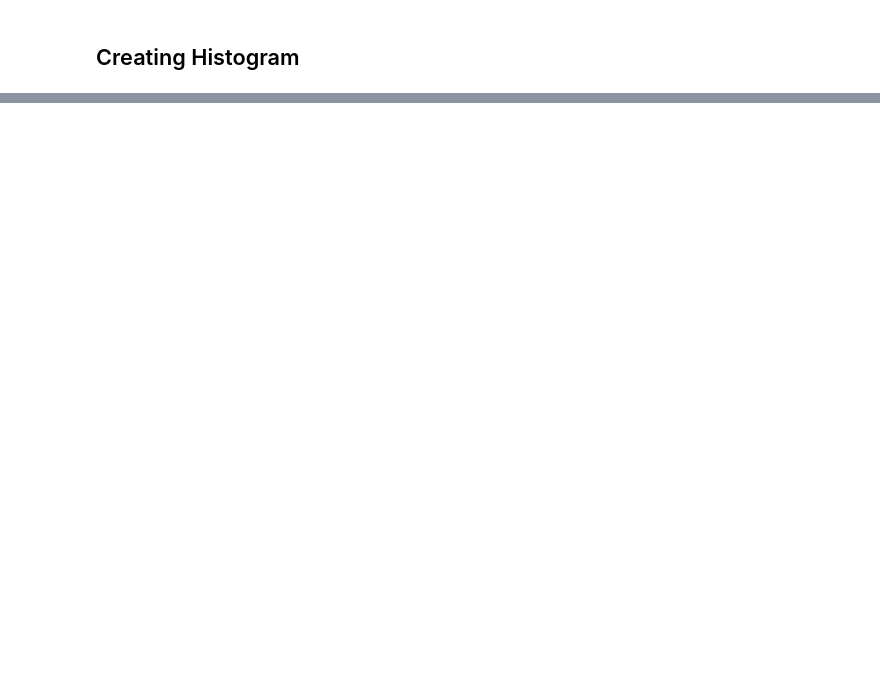
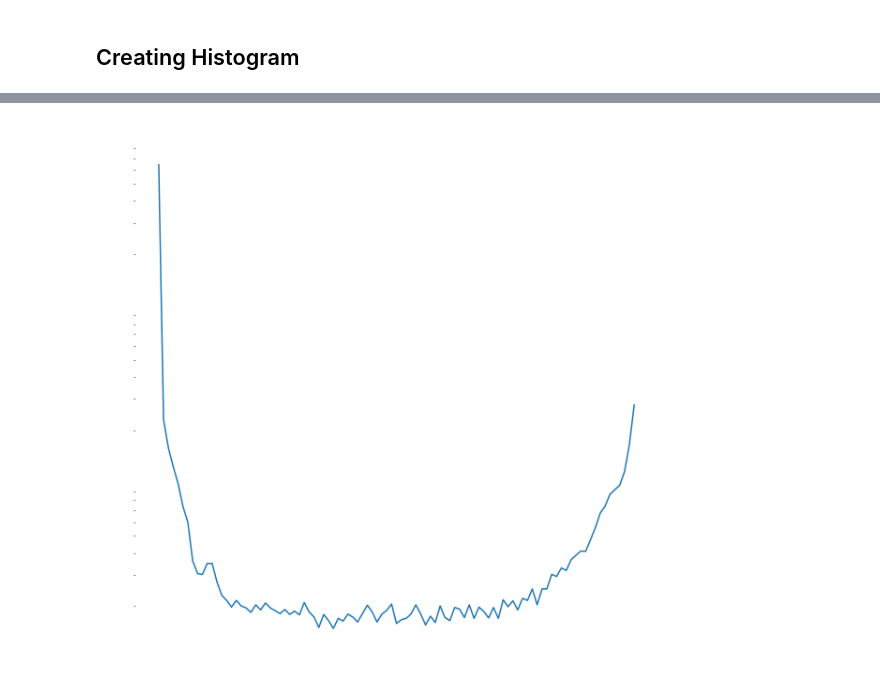
Before and after one commit to tommychinwj/HI_characterization, a Jupyter notebook: cube_HI_characterization.ipynb, the cells around one changed output, grey strips where cells are left out. Cells and saved outputs as stored; diff of their text form; code cells hidden in the pictures; blank space fills up the shorter version.

Commit message:
Histogram() creates arbitrary shapes, y log scale, corrected cube volume = (2r_c+1)^3, made more distributions.

```diff
--- a/cube_HI_characterization.ipynb
+++ b/cube_HI_characterization.ipynb
@@ -137,7 +135,7 @@ def top_hat_cube_average(input_box):
 # %% [markdown]
 ## Sphere Blurring Function
 # %%
-def Average_Neutral_Fraction_Distribution(box, radius, iteration, shell_num=4, sigma_factor=4*1.4370396997748922, blur_shape=None):
+def Average_Neutral_Fraction_Distribution(box, radius, iteration, shell_num=6, sigma_factor=3*1.4370396997748922, blur_shape=None):
 
     box = box.copy()  # make copy of input box to have a separate box
 
@@ -161,7 +159,7 @@ def Average_Neutral_Fraction_Distribution(box, radius, iteration, shell_num=4, s
             mean_data = np.append(mean_data, mean)
 
     elif blur_shape == 'top_hat_cube':
-        radius = round(radius*((4*np.pi/3)**(1/3))/1.4370396997748922/3/2.5)  # ratio determiend by equating the volumes of cube & sphere
+        radius = round((radius*((4*np.pi/3)**(1/3))/1.4370396997748922/3-1)/2)  # ratio determiend by equating the volumes of cube & sphere
         for i in range(iteration):
             rand_coord = random_voxel(len(box))
             cube_region_box = cube_centered_about_coordinate(rand_coord, radius, box)
@@ -180,29 +178,30 @@ def Average_Neutral_Fraction_Distribution(box, radius, iteration, shell_num=4, s
 # %% [markdown]
 ## Histogram Function
 # %%
-def histogram(fs, title, x_start=0, x_stop=1, bin_num=100, color='white', figure_size=(18,7), font_size=15):  # a: x start, b: x stop
+def histogram(fs, title, figure_shape, x_start=0, x_stop=1, bin_num=100, color='white', figure_size=(18,7), font_size=15, horizontal_gap=0.05, vertical_gap=0.05):  # a: x start, b: x stop
     bin_edges = np.linspace(x_start, x_stop, bin_num) # 100 bins from 0-1
     bin_centers = 0.5 * (bin_edges[1:] + bin_edges[:-1])
-    if len(np.shape(fs)) == 1:
+    if len(fs) > 10:  # assuming that iterations will be at least 10, and not plotting more than 9 plots at once, quick fix, need more robust condtion.
         fig, ax = plt.subplots(figsize=figure_size)
         ax.plot(bin_centers, np.histogram(fs, bins=bin_edges)[0])
         ax.set_title(title, color=color, fontsize=font_size)
         ax.tick_params(color=color, labelcolor=color, labelsize=font_size)  # figure color
+        ax.set_yscale('log')
         for spine in ax.spines.values():
             spine.set_edgecolor(color)
     else:
-        fig, axes = plt.subplots(1, len(fs), figsize=figure_size, sharex=True, sharey=True, gridspec_kw={"hspace":0.05, 'wspace': 0.05})
+        fig, axes = plt.subplots(figure_shape[0], figure_shape[1], figsize=figure_size, sharex=True, sharey=True, gridspec_kw={"hspace":vertical_gap, 'wspace':horizontal_gap})
         for i, f in enumerate(fs):
-            axes[i].plot(bin_centers, np.histogram(f, bins=bin_edges)[0])
-            axes[i].set_title(title[i], color=color, fontsize=font_size)
-            axes[i].tick_params(color=color, labelcolor=color, labelsize=font_size)  # figure color
-            for spine in axes[i].spines.values():
+            axes.flatten()[i].plot(bin_centers, np.histogram(f, bins=bin_edges)[0])
+            axes.flatten()[i].set_title(title[i], color=color, fontsize=font_size)
+            axes.flatten()[i].tick_params(color=color, labelcolor=color, labelsize=font_size)  # figure color
+            axes.flatten()[i].set_yscale('log')
+            for spine in axes.flatten()[i].spines.values():
                 spine.set_edgecolor(color)
 # %% [markdown]
 ## Creating Ionize box
 # %%
-z = 6.5
-ionized = p21c.ionize_box(redshift=z, init_boxes=init_cond).xH_box
+ionized = p21c.ionize_box(redshift=6.5, init_boxes=init_cond).xH_box
 # %% [markdown]
 ## Creating Noise Box
 # %%
@@ -224,0 +262,7 @@ KeyboardInterrupt:
+# %%
+gaussian10 = Average_Neutral_Fraction_Distribution(
+    box=ionized,
+    radius=10,
+    iteration=10**5,
+    blur_shape='Gaussian_sphere'
+)
@@ -228,0 +282,4 @@ histogram(gaussian, title='Ionized: r=20', color='white')
+# %%
+histogram(fs=gaussian10, title='gaussian10', figure_shape=(1, 1), figure_size=(10, 10))
+# %% [output]
+[figure, added]
```
Also changed, not shown: parts of 12 cells of this notebook.
